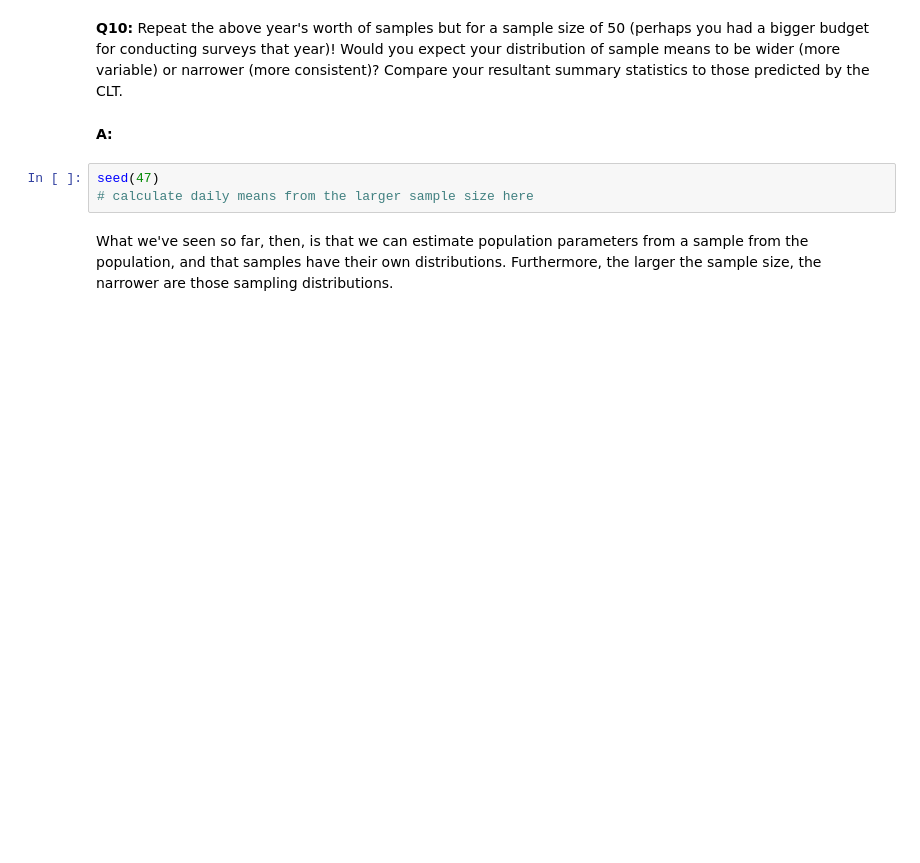
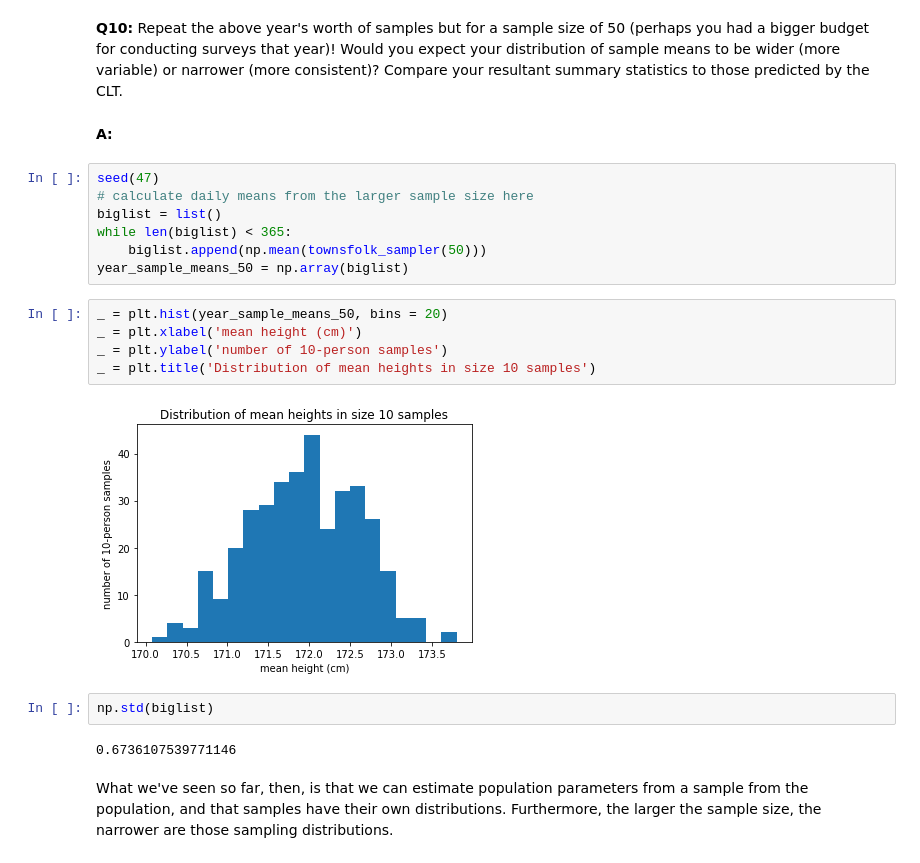
Before and after one commit to adcrosman/Springboard, a Jupyter notebook: Unit11/SubUnit11.1/Frequentist Case Study/Frequentist Inference Case Study - Part A (3).ipynb, the cells around one changed output. Cells and saved outputs as stored; diff of their text form; blank space fills up the shorter version.

```diff
--- a/Unit11/SubUnit11.1/Frequentist Case Study/Frequentist Inference Case Study - Part A (3).ipynb
+++ b/Unit11/SubUnit11.1/Frequentist Case Study/Frequentist Inference Case Study - Part A (3).ipynb
@@ -193,6 +250,21 @@ __A:__
 # %%
 seed(47)
 # calculate daily means from the larger sample size here
+biglist = list()
+while len(biglist) < 365:
+    biglist.append(np.mean(townsfolk_sampler(50)))
+year_sample_means_50 = np.array(biglist)
+# %%
+_ = plt.hist(year_sample_means_50, bins = 20)
+_ = plt.xlabel('mean height (cm)')
+_ = plt.ylabel('number of 10-person samples')
+_ = plt.title('Distribution of mean heights in size 10 samples')
+# %% [output]
+[figure, added]
+# %%
+np.std(biglist)
+# %% [output]
+0.6736107539771146
 # %% [markdown]
 What we've seen so far, then, is that we can estimate population parameters from a sample from the population, and that samples have their own distributions. Furthermore, the larger the sample size, the narrower are those sampling distributions.
 # %% [markdown]
```
Also changed, not shown: parts of 29 cells of this notebook, 3 other files.
